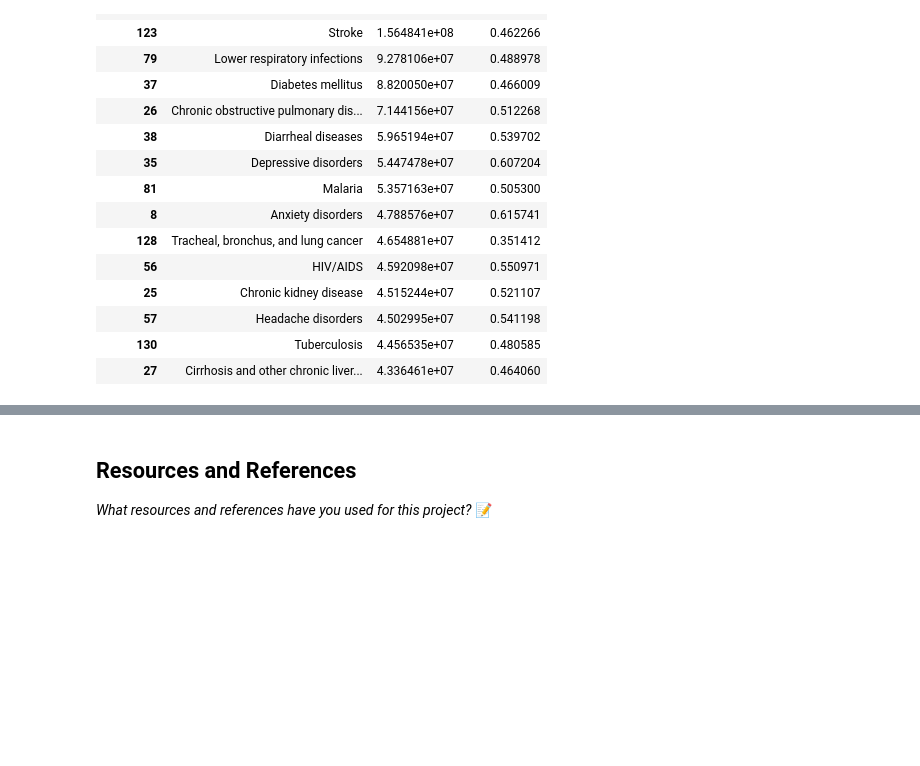
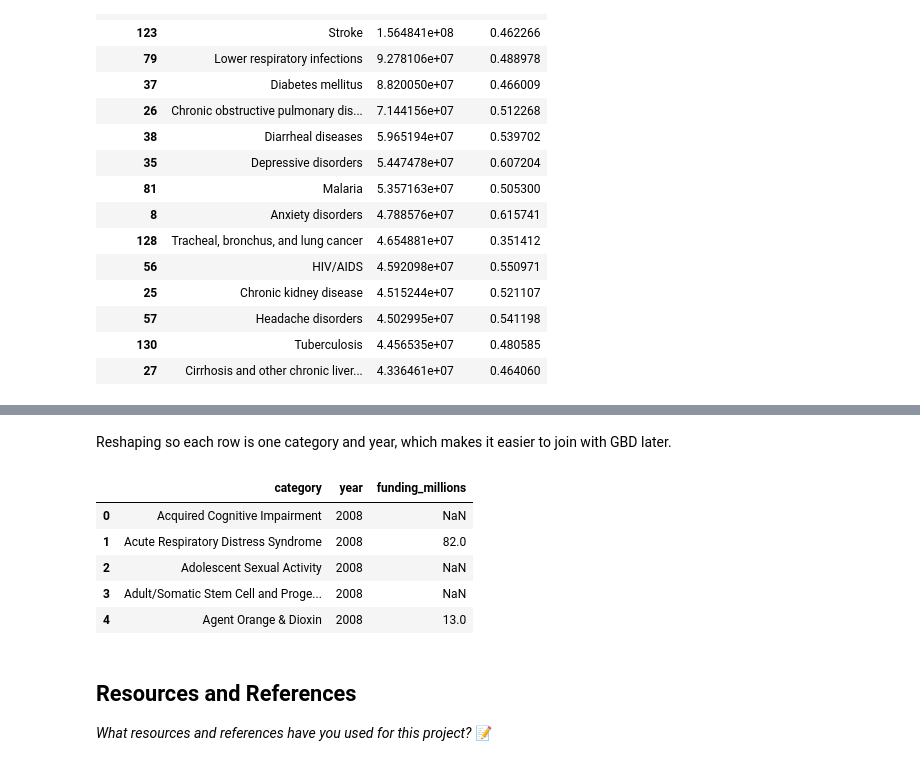
Before and after one commit to IT4063C-Fall2026/data-tech-analytics-final-project-smithmaria, a Jupyter notebook: source.ipynb, the cells around one changed output, grey strips where cells are left out. Drawn from its saved outputs; the diff is of its cells as text; code cells hidden in the pictures; blank space fills up the shorter version.

```diff
--- a/source.ipynb
+++ b/source.ipynb
@@ -260,0 +286,5 @@ dropped_causes.to_csv("data/processed/gbd_dropped_causes.csv", index=False)
+# %%
+for year in years:
+    rcdc[year] = pd.to_numeric(rcdc[year].str.replace("$", "").str.replace(",", ""), errors="coerce")
+
+print(rcdc.isna().sum())
@@ -261,3 +309,18 @@ dropped_causes.to_csv("data/processed/gbd_dropped_causes.csv", index=False)
+# %% [markdown]
+Reshaping so each row is one category and year, which makes it easier to join with GBD later.
+# %%
+rcdc = rcdc.melt(id_vars="category", var_name="year", value_name="funding_millions")
+rcdc["year"] = rcdc["year"].astype(int)
+
+rcdc.to_csv("data/processed/rcdc_clean.csv", index=False)
+rcdc.head()
+# %% [output]
+|  | category | year | funding_millions |
+| 0 | Acquired Cognitive Impairment | 2008 | NaN |
+| 1 | Acute Respiratory Distress Syndrome | 2008 | 82.0 |
+| 2 | Adolescent Sexual Activity | 2008 | NaN |
+| 3 | Adult/Somatic Stem Cell and Proge... | 2008 | NaN |
+| 4 | Agent Orange & Dioxin | 2008 | 13.0 |
 # %% [markdown]
 ## Resources and References
 *What resources and references have you used for this project?*
```
Also changed, not shown: parts of 6 cells of this notebook.
